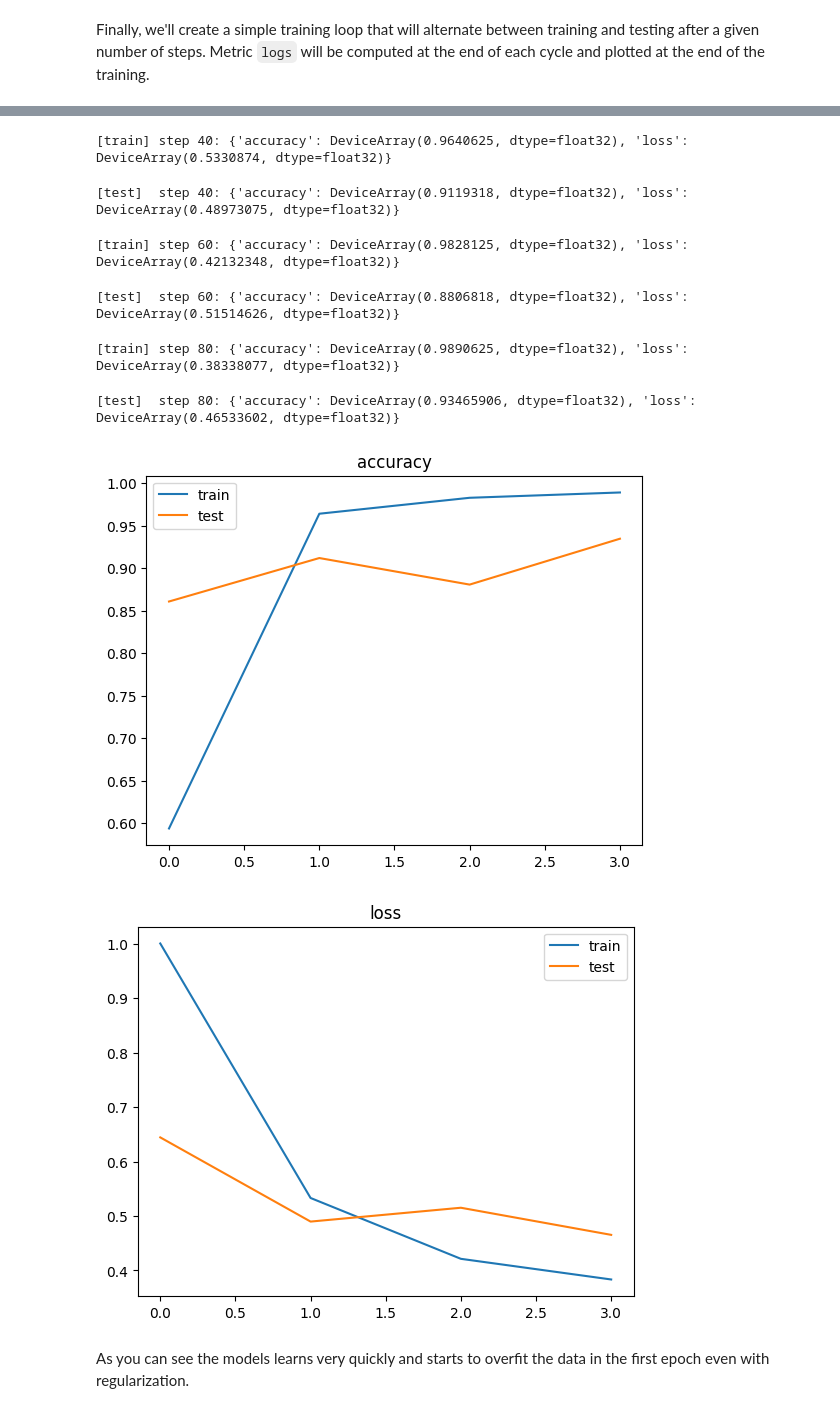
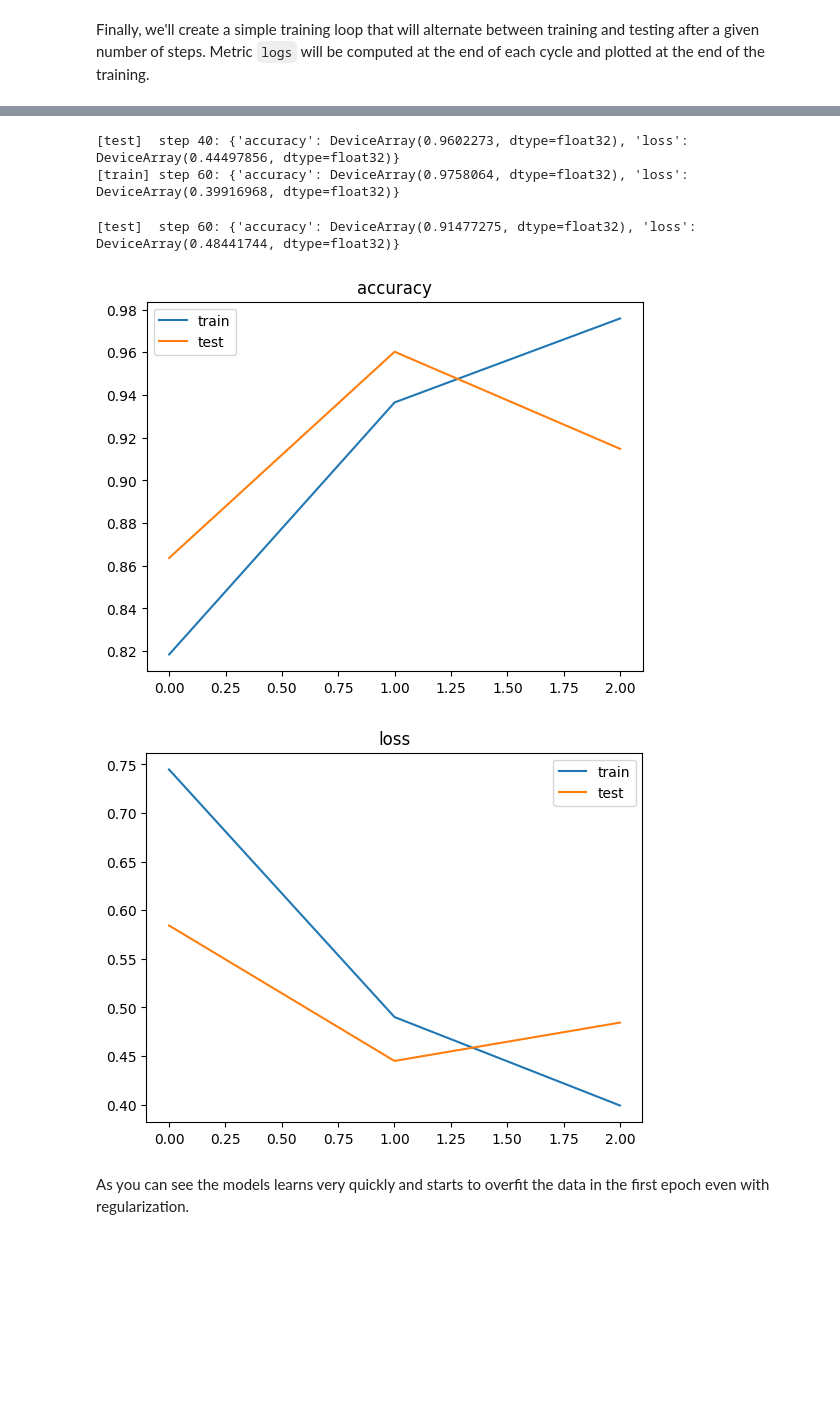
Before and after one commit to google/flax, a Jupyter notebook: docs/guides/transfer_learning_full.ipynb, the cells around one changed output, grey strips where cells are left out. Drawn from its saved outputs; the diff is of its cells as text; code cells hidden in the pictures; blank space fills up the shorter version.

```diff
--- a/docs/guides/transfer_learning_full.ipynb
+++ b/docs/guides/transfer_learning_full.ipynb
@@ -98,7 +104,7 @@ class Classifier(nn.Module):
   @nn.compact
   def __call__(self, x):
     x = self.backbone(x).pooler_output
-    x = nn.Dense(self.num_classes, name='head')(x)
+    x = nn.Dense(self.num_classes, name='head', kernel_init=nn.zeros)(x)
     return x
 # %% [markdown]
 Now we can call `load_model` to get the `backbone` and pass it to `Classifier` to create our model. To test that everything works we will call the `tabulate` method with some dummy inputs to get a summary of the model.
@@ -342,25 +348,26 @@ eval_steps = 20
 step = 0
 train_history = []
 test_history = []
-train_iter = train_ds.as_numpy_iterator()
-while step < total_steps:
-    metrics = Metrics.empty()
-    for _ in tqdm(range(eval_steps), desc='train', leave=False):
-        step += 1
-        inputs, labels = next(train_iter)
-        state, metrics = train_step(state, metrics, inputs, labels)
+metrics = Metrics.empty()
+for step, batch in enumerate(train_ds.as_numpy_iterator()):
+    inputs, labels = batch
+    state, metrics = train_step(state, metrics, inputs, labels)
 
-    logs = metrics.compute()
-    train_history.append(logs)
-    print(f'[train] step {step}: {logs}')
+    if step % eval_steps == 0 and step > 0:
+        logs = metrics.compute()
+        train_history.append(logs)
+        print(f'[train] step {step}: {logs}')
 
-    metrics = Metrics.empty()
-    for inputs, labels in tqdm(
-        test_ds.as_numpy_iterator(), total=len(test_ds), desc='test', leave=False):
-        metrics = eval_step(state, metrics, inputs, labels)
-    logs = metrics.compute()
-    test_history.append(logs)
-    print(f'[test]  step {step}: {logs}')
+        metrics = Metrics.empty()
+        for inputs, labels in tqdm(
+            test_ds.as_numpy_iterator(), total=len(test_ds), desc='test', leave=False):
+            metrics = eval_step(state, metrics, inputs, labels)
+        logs = metrics.compute()
+        test_history.append(logs)
+        print(f'[test]  step {step}: {logs}')
+
+    if step == total_steps:
+        break
 
 
 for metric in ['accuracy', 'loss']:
@@ -375,10 +383,7 @@ for metric in ['accuracy', 'loss']:
-[train] step 40: {'accuracy': DeviceArray(0.9640625, dtype=float32), 'loss': DeviceArray(0.5330874, dtype=float32)}
+[test]  step 40: {'accuracy': DeviceArray(0.9602273, dtype=float32), 'loss': DeviceArray(0.44497856, dtype=float32)}
+[train] step 60: {'accuracy': DeviceArray(0.9758064, dtype=float32), 'loss': DeviceArray(0.39916968, dtype=float32)}
-[test]  step 40: {'accuracy': DeviceArray(0.9119318, dtype=float32), 'loss': DeviceArray(0.48973075, dtype=float32)}
+[test]  step 60: {'accuracy': DeviceArray(0.91477275, dtype=float32), 'loss': DeviceArray(0.48441744, dtype=float32)}
-[train] step 60: {'accuracy': DeviceArray(0.9828125, dtype=float32), 'loss': DeviceArray(0.42132348, dtype=float32)}
-[test]  step 60: {'accuracy': DeviceArray(0.8806818, dtype=float32), 'loss': DeviceArray(0.51514626, dtype=float32)}
-[train] step 80: {'accuracy': DeviceArray(0.9890625, dtype=float32), 'loss': DeviceArray(0.38338077, dtype=float32)}
-[test]  step 80: {'accuracy': DeviceArray(0.93465906, dtype=float32), 'loss': DeviceArray(0.46533602, dtype=float32)}
-[figure, old version]
+[figure, new version]
-[figure, old version]
+[figure, new version]
 # %% [markdown]
 As you can see the models learns very quickly and starts to overfit the data in the first epoch even with regularization.
```
Also changed, not shown: parts of 4 cells of this notebook, 1 other file.
